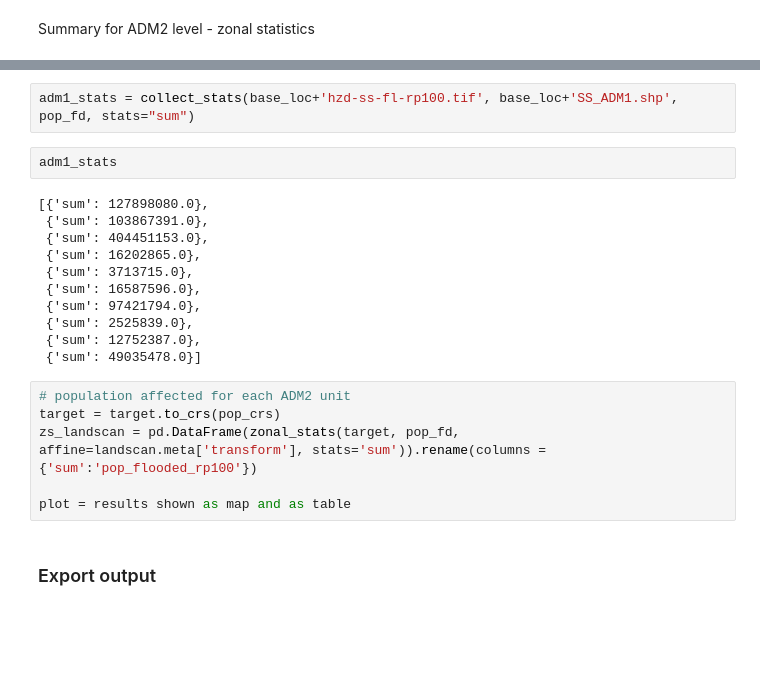
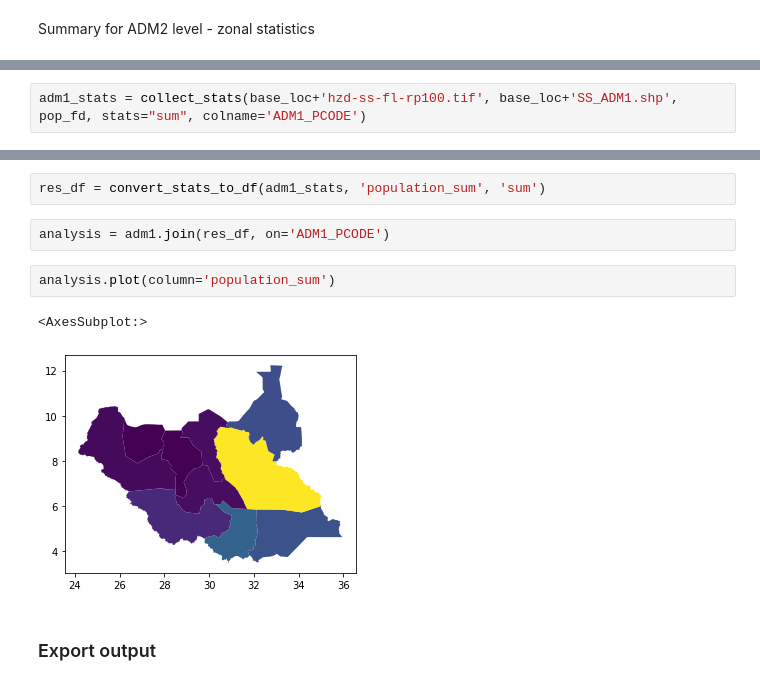
Before and after one commit to sabgis1968/rdl-pyTools, a Jupyter notebook: ss-fl-pop.ipynb, the cells around one changed output, grey strips where cells are left out. Saved outputs shown, nothing was run; the diff lists cells and outputs as text; blank space fills up the shorter version.

```diff
--- a/ss-fl-pop.ipynb
+++ b/ss-fl-pop.ipynb
@@ -183 +202,3 @@ def collect_stats(src_file, shp, target_data, stats):
+# %%
+adm1_stats = collect_stats(base_loc+'hzd-ss-fl-rp100.tif', base_loc+'SS_ADM1.shp', pop_fd, stats="sum", colname='ADM1_PCODE')
 # %%
@@ -185,24 +206,12 @@ adm2_stats = collect_stats(base_loc+'hzd-ss-fl-rp100.tif', base_loc+'SS_ADM2.shp
-# %%
-adm1_stats = collect_stats(base_loc+'hzd-ss-fl-rp100.tif', base_loc+'SS_ADM1.shp', pop_fd, stats="sum")
-# %%
-adm1_stats
-# %% [output]
-[{'sum': 127898080.0},
- {'sum': 103867391.0},
- {'sum': 404451153.0},
- {'sum': 16202865.0},
- {'sum': 3713715.0},
- {'sum': 16587596.0},
- {'sum': 97421794.0},
- {'sum': 2525839.0},
- {'sum': 12752387.0},
- {'sum': 49035478.0}]
-# %%
-# population affected for each ADM2 unit
-target = target.to_crs(pop_crs)
-zs_landscan = pd.DataFrame(zonal_stats(target, pop_fd, affine=landscan.meta['transform'], stats='sum')).rename(columns = {'sum':'pop_flooded_rp100'})
-
-plot = results shown as map and as table
+# %%
+res_df = convert_stats_to_df(adm1_stats, 'population_sum', 'sum')
+# %%
+analysis = adm1.join(res_df, on='ADM1_PCODE')
+# %%
+analysis.plot(column='population_sum')
+# %% [output]
+<AxesSubplot:>
+[figure, added]
 # %% [markdown]
 ### Export output
 # %%
```
Also changed, not shown: parts of 2 cells of this notebook.
